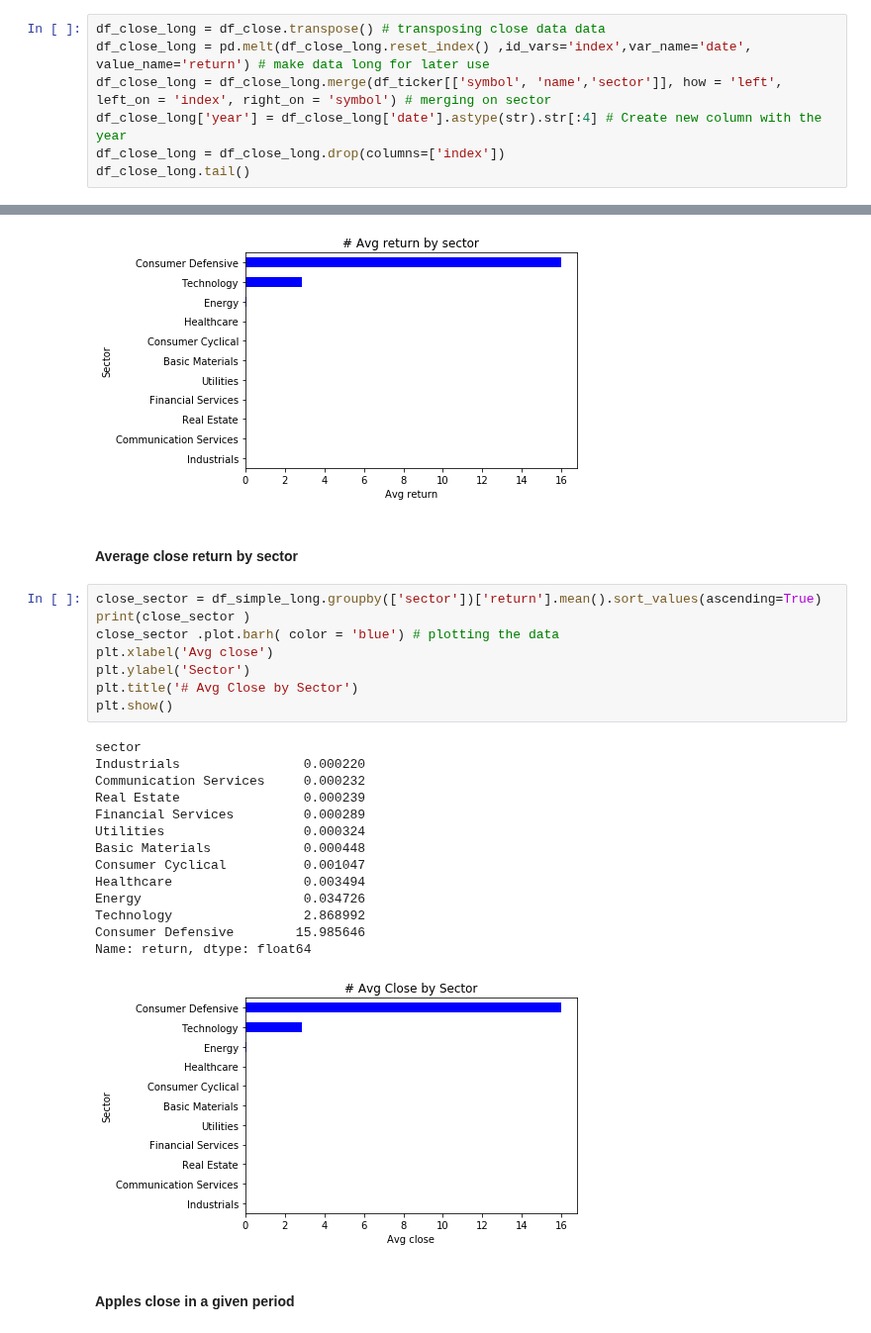
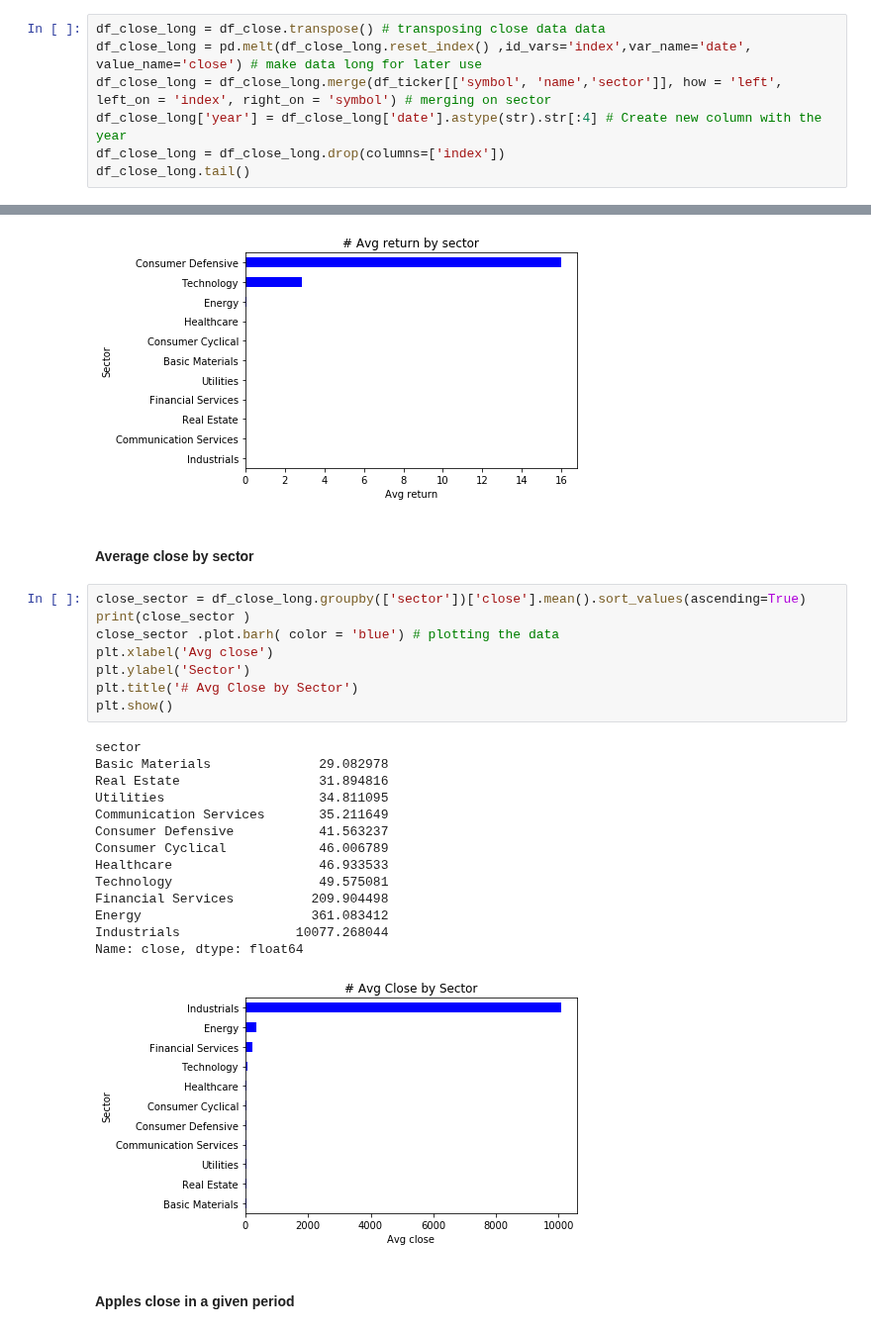
Before and after one commit to NumEconCopenhagen/projects-2019-wms, a Jupyter notebook: dataproject/dataProject.ipynb, the cells around one changed output, grey strips where cells are left out. Shown at 99% size. Drawn from its saved outputs; the diff is of its cells as text.

```diff
--- a/dataproject/dataProject.ipynb
+++ b/dataproject/dataProject.ipynb
@@ -167,6 +168,6 @@ df_cc.shape #days and number of stocks
 # %%
 df_close_long = df_close.transpose() # transposing close data data
-df_close_long = pd.melt(df_close_long.reset_index() ,id_vars='index',var_name='date', value_name='return') # make data long for later use
+df_close_long = pd.melt(df_close_long.reset_index() ,id_vars='index',var_name='date', value_name='close') # make data long for later use
 df_close_long = df_close_long.merge(df_ticker[['symbol', 'name','sector']], how = 'left', left_on = 'index', right_on = 'symbol') # merging on sector
 df_close_long['year'] = df_close_long['date'].astype(str).str[:4] # Create new column with the year
 df_close_long = df_close_long.drop(columns=['index'])
@@ -281,30 +316,30 @@ Consumer Defensive        15.985646
 Name: return, dtype: float64
 [figure]
 # %% [markdown]
-#### Average close return by sector
+#### Average close by sector
 # %%
-close_sector = df_simple_long.groupby(['sector'])['return'].mean().sort_values(ascending=True)
+close_sector = df_close_long.groupby(['sector'])['close'].mean().sort_values(ascending=True)
 print(close_sector )
 close_sector .plot.barh( color = 'blue') # plotting the data
 plt.xlabel('Avg close')
 plt.ylabel('Sector')
 plt.title('# Avg Close by Sector')
 plt.show()
 # %% [output]
 sector
-Industrials                0.000220
-Communication Services     0.000232
-Real Estate                0.000239
-Financial Services         0.000289
-Utilities                  0.000324
-Basic Materials            0.000448
-Consumer Cyclical          0.001047
-Healthcare                 0.003494
-Energy                     0.034726
-Technology                 2.868992
-Consumer Defensive        15.985646
-Name: return, dtype: float64
+Basic Materials              29.082978
+Real Estate                  31.894816
+Utilities                    34.811095
+Communication Services       35.211649
+Consumer Defensive           41.563237
+Consumer Cyclical            46.006789
+Healthcare                   46.933533
+Technology                   49.575081
+Financial Services          209.904498
+Energy                      361.083412
+Industrials               10077.268044
+Name: close, dtype: float64
-[figure, old version]
+[figure, new version]
 # %% [markdown]
 #### Apples close in a given period
 # %%
```
Also changed, not shown: parts of 33 cells of this notebook.
